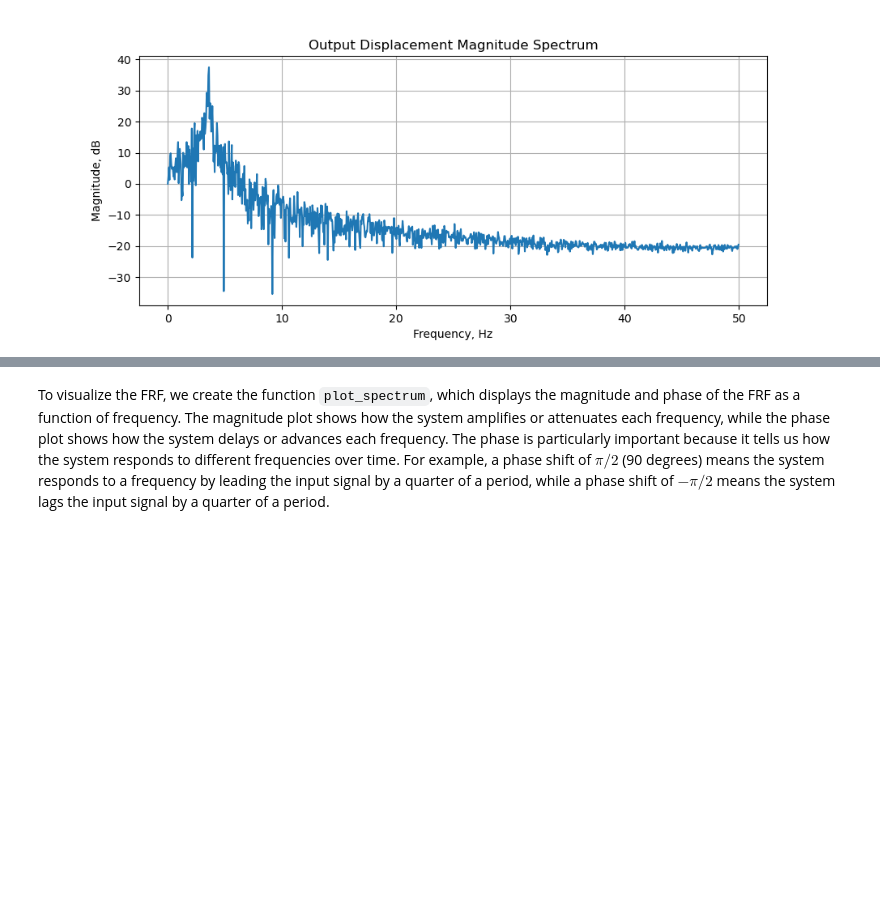
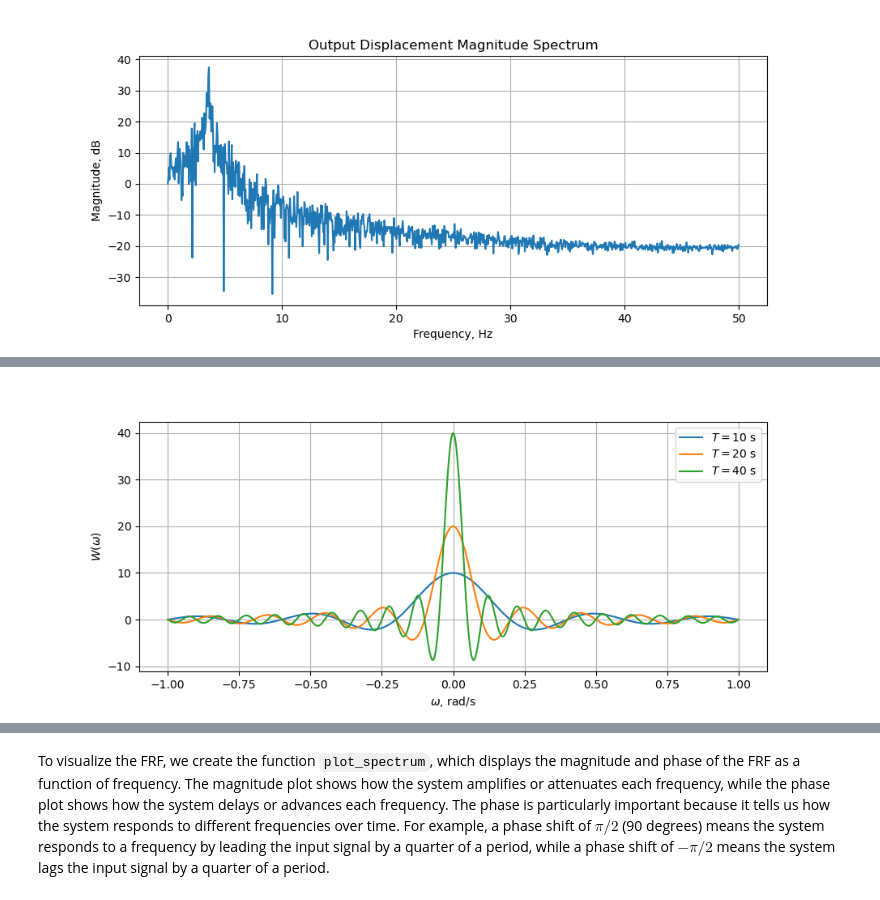
Before and after one commit to fmamitrotta/learn-aeroelastic-sid, a Jupyter notebook: notebooks/02_Identification_of_a_1-DOF_Mass-Spring-Damper_Sytem_with_the_LSCE_Algorithm.ipynb, the cells around one changed output, grey strips where cells are left out. Saved outputs shown, nothing was run; the diff lists cells and outputs as text; code cells hidden in the pictures; blank space fills up the shorter version.

```diff
--- a/notebooks/02_Identification_of_a_1-DOF_Mass-Spring-Damper_Sytem_with_the_LSCE_Algorithm.ipynb
+++ b/notebooks/02_Identification_of_a_1-DOF_Mass-Spring-Damper_Sytem_with_the_LSCE_Algorithm.ipynb
@@ -869,0 +887,22 @@ The next step is to compute the FRF $H(\omega)$ by dividing the output displacem
+# %%
+# Define frequency range and observation windows
+omega = np.linspace(-1, 1, 1000)  # angular frequency vector [rad/s]
+windows = np.array([10, 20, 40])  # observation windows [s]
+
+# Create figure
+plt.figure(figsize=(10, 4))
+
+# Plot Fourier transform of rectangular window
+for T in windows:
+    plt.plot(omega, T*np.sinc(omega * T/2), label=f"$T = {T}$ s")
+
+# Set plot labels and legend
+plt.xlabel(r"$\omega$, rad/s")
+plt.ylabel(r"$W(\omega)$")
+plt.grid(True)
+plt.legend()
+
+# Show plot
+plt.show()
+# %% [output]
+[figure, added]
```
Also changed, not shown: parts of 15 cells of this notebook.
